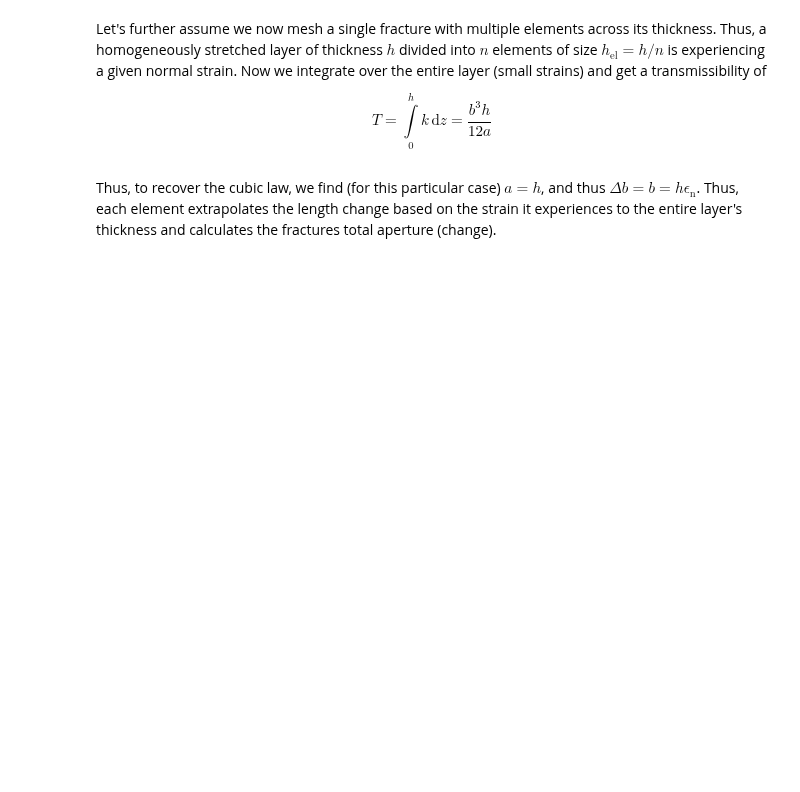
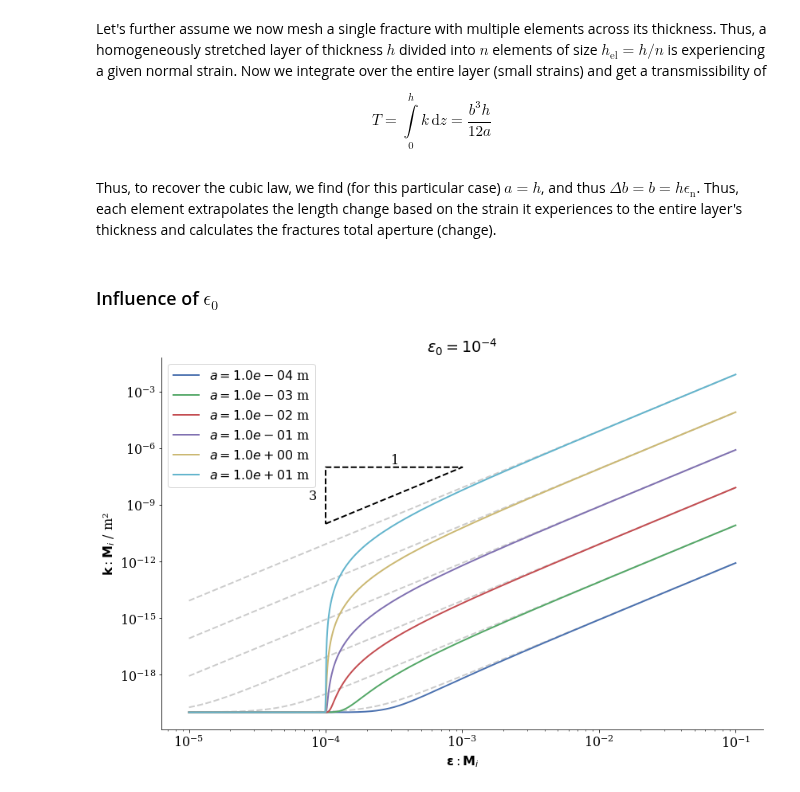
Before and after one commit to nagelt/MechanicsTrainingCourse2020, a Jupyter notebook: SingleFrac_EFP_vs_LIE/perm_model.ipynb, the cells around one changed output. Cells and saved outputs as stored; diff of their text form; code cells hidden in the pictures; blank space fills up the shorter version.

```diff
--- a/SingleFrac_EFP_vs_LIE/perm_model.ipynb
+++ b/SingleFrac_EFP_vs_LIE/perm_model.ipynb
@@ -83,3 +85,25 @@ $$
 $$
 # %% [markdown]
 Thus, to recover the cubic law, we find (for this particular case) $a = h$, and thus $\Delta b = b = h \epsilon_\text{n}$. Thus, each element extrapolates the length change based on the strain it experiences to the entire layer's thickness and calculates the fractures total aperture (change).
+# %% [markdown]
+### Influence of $\epsilon_0$
+# %%
+#HIDDEN
+eps_n = np.logspace(-5,-1,1000)
+fig, ax = plt.subplots(figsize=(12,8))
+ax.plot([1e-4,1e-3,1e-4,1e-4],[1e-10,1e-7,1e-7,1e-10],color='black',ls='--')
+ax.text(7.5e-5,2e-9,'3')
+ax.text(3e-4,1.5e-7,'1')
+for v in a_vals:
+    ax.plot(eps_n,k(eps_n,v,0),ls='--',color='black',alpha=0.2)
+    ax.plot(eps_n,k(eps_n,v,1e-4),label='$a= %.1e$ m' %v)
+ax.legend()
+ax.set_yscale('log')
+ax.set_xscale('log')
+ax.set_ylabel('$\\mathbf{k} : \\mathbf{M}_i$ / m²')
+ax.set_xlabel('${\\bf{\\epsilon}} : \\mathbf{M}_i$')
+ax.set_title('$\\epsilon_0 = 10^{-4}$')
+fig.tight_layout();
+fig.savefig('permeability_model2.pdf')
+# %% [output]
+[figure, added]
```
Also changed, not shown: parts of 14 cells of this notebook.
